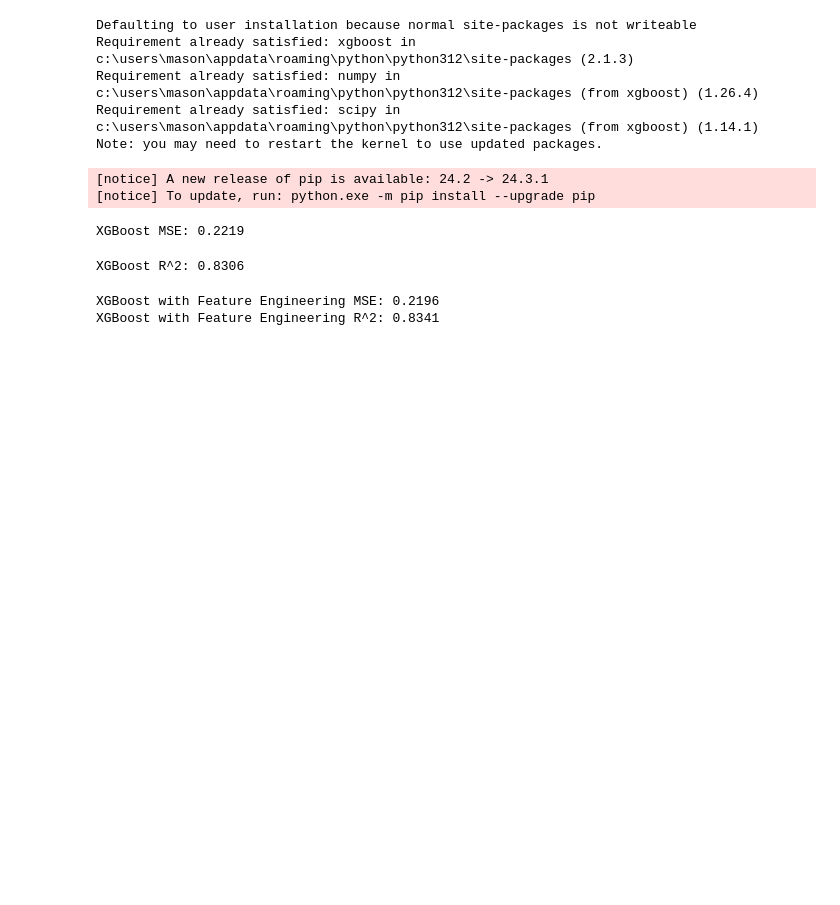
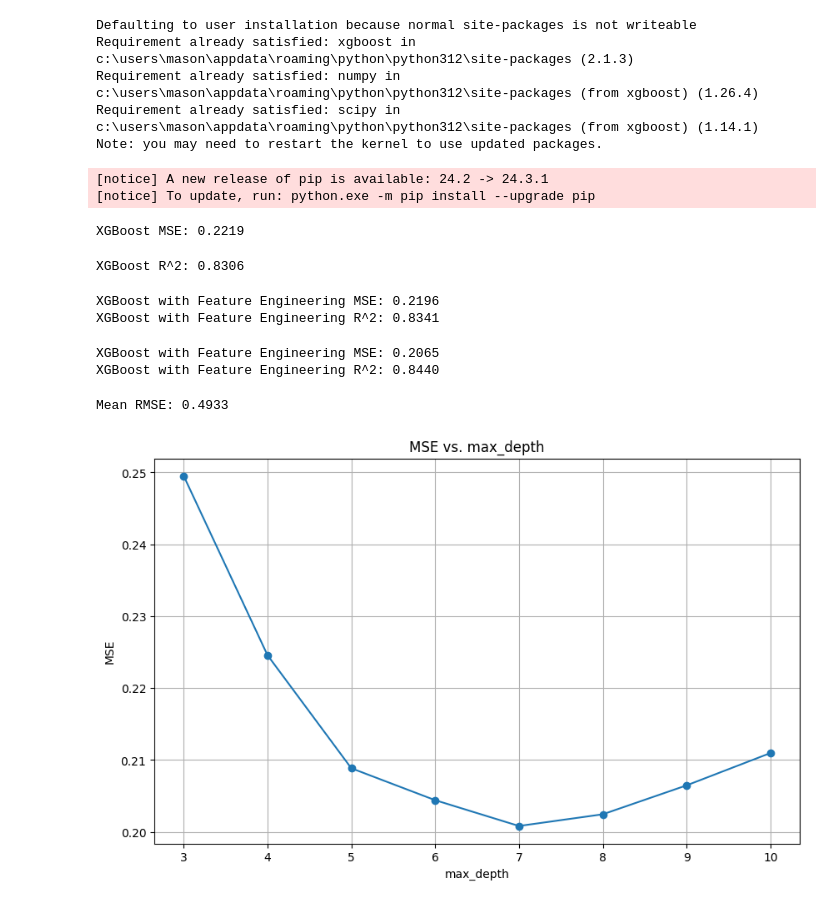
Before and after one commit to shlinkLFO/PCA_Elastic_SVR--DEMOLearn, a Jupyter notebook: calihousing2.ipynb, the cells around one changed output. Saved outputs shown, nothing was run; the diff lists cells and outputs as text; code cells hidden in the pictures; blank space fills up the shorter version.

Commit message:
MSE vs max_depth hyperparam xgboost reducing bias

```diff
--- a/calihousing2.ipynb
+++ b/calihousing2.ipynb
@@ -165,3 +165,73 @@ print(f"XGBoost with Feature Engineering R^2: {r2_score_xgb_fe:.4f}")
 # %% [output]
 XGBoost with Feature Engineering MSE: 0.2196
 XGBoost with Feature Engineering R^2: 0.8341
+# %%
+#Use X_fe to train and test XGBoost
+X_fe_train, X_fe_test, y_fe_train, y_fe_test = train_test_split(X_fe, y, random_state=42)
+
+model_xgb_fe = xgb.XGBRegressor(
+    n_estimators=200,
+    learning_rate=0.1,
+    max_depth=9,
+    subsample=0.8,
+    colsample_bytree=0.8,
+    random_state=42
+)
+model_xgb_fe.fit(X_fe_train, y_fe_train)
+
+#evaluate the new model
+y_fe_pred = model_xgb_fe.predict(X_fe_test)
+mse_xgb_fe = mean_squared_error(y_fe_test, y_fe_pred)
+print(f"XGBoost with Feature Engineering MSE: {mse_xgb_fe:.4f}")
+
+#calculate r2 score
+r2_score_xgb_fe = model_xgb_fe.score(X_fe_test, y_fe_test)
+print(f"XGBoost with Feature Engineering R^2: {r2_score_xgb_fe:.4f}")
+# %% [output]
+XGBoost with Feature Engineering MSE: 0.2065
+XGBoost with Feature Engineering R^2: 0.8440
+# %%
+from xgboost import cv, DMatrix
+import numpy as np
+
+dtrain = DMatrix(X_fe, label=y)
+cv_results = cv(
+    params={"objective": "reg:squarederror"},
+    dtrain=dtrain,
+    num_boost_round=100,
+    nfold=5,
+    metrics="rmse",
+    early_stopping_rounds=10,
+    seed=42
+)
+print(f"Mean RMSE: {np.mean(cv_results['test-rmse-mean']):.4f}")
+# %% [output]
+Mean RMSE: 0.4933
+# %%
+
+depths = [3, 4, 5, 6, 7, 8, 9, 10]
+mses = []
+
+for d in depths:
+    model_temp = xgb.XGBRegressor(
+        n_estimators=200,
+        learning_rate=0.1,
+        max_depth=d,
+        subsample=0.8,
+        colsample_bytree=0.8,
+        random_state=42
+    )
+    model_temp.fit(X_fe_train, y_fe_train)
+    y_pred_temp = model_temp.predict(X_fe_test)
+    mse_temp = mean_squared_error(y_fe_test, y_pred_temp)
+    mses.append(mse_temp)
+
+plt.figure(figsize=(10, 6))
+plt.plot(depths, mses, marker='o')
+plt.title("MSE vs. max_depth")
+plt.xlabel("max_depth")
+plt.ylabel("MSE")
+plt.grid(True)
+plt.show()
+# %% [output]
+[figure, added]
```
